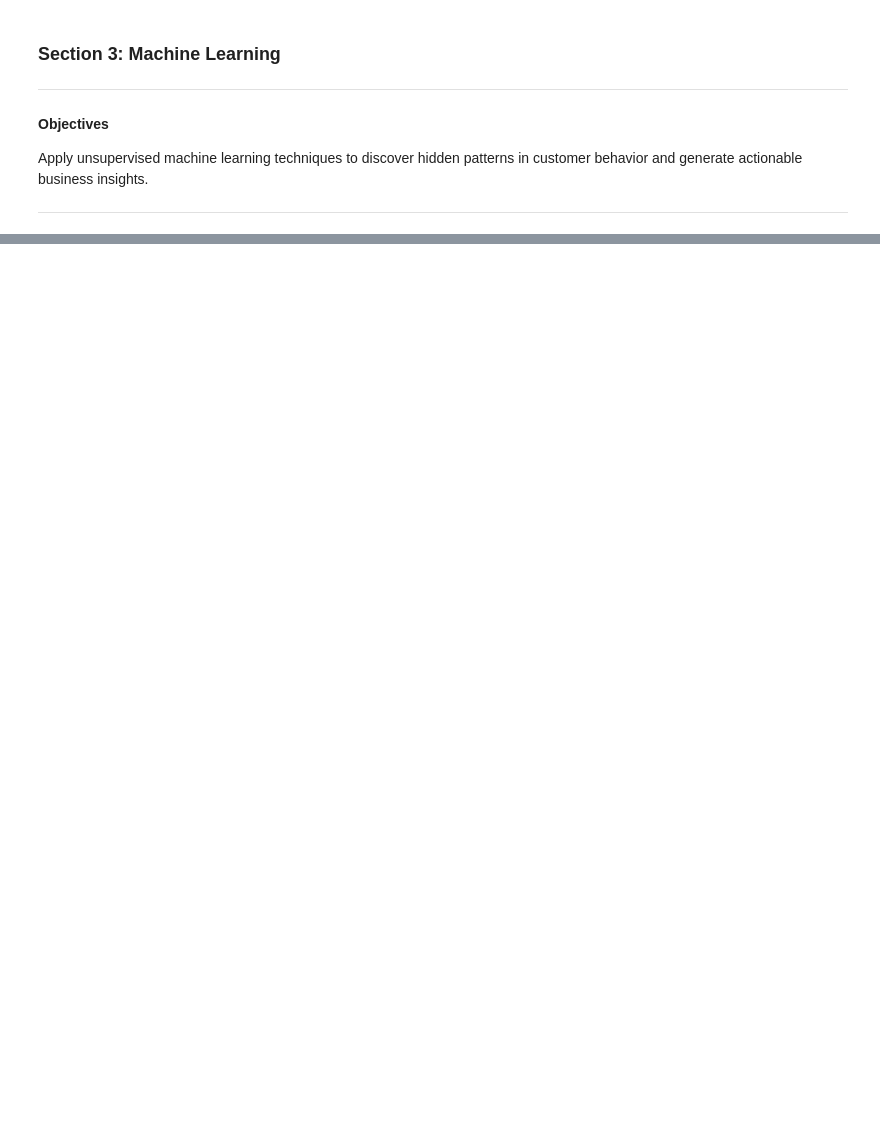
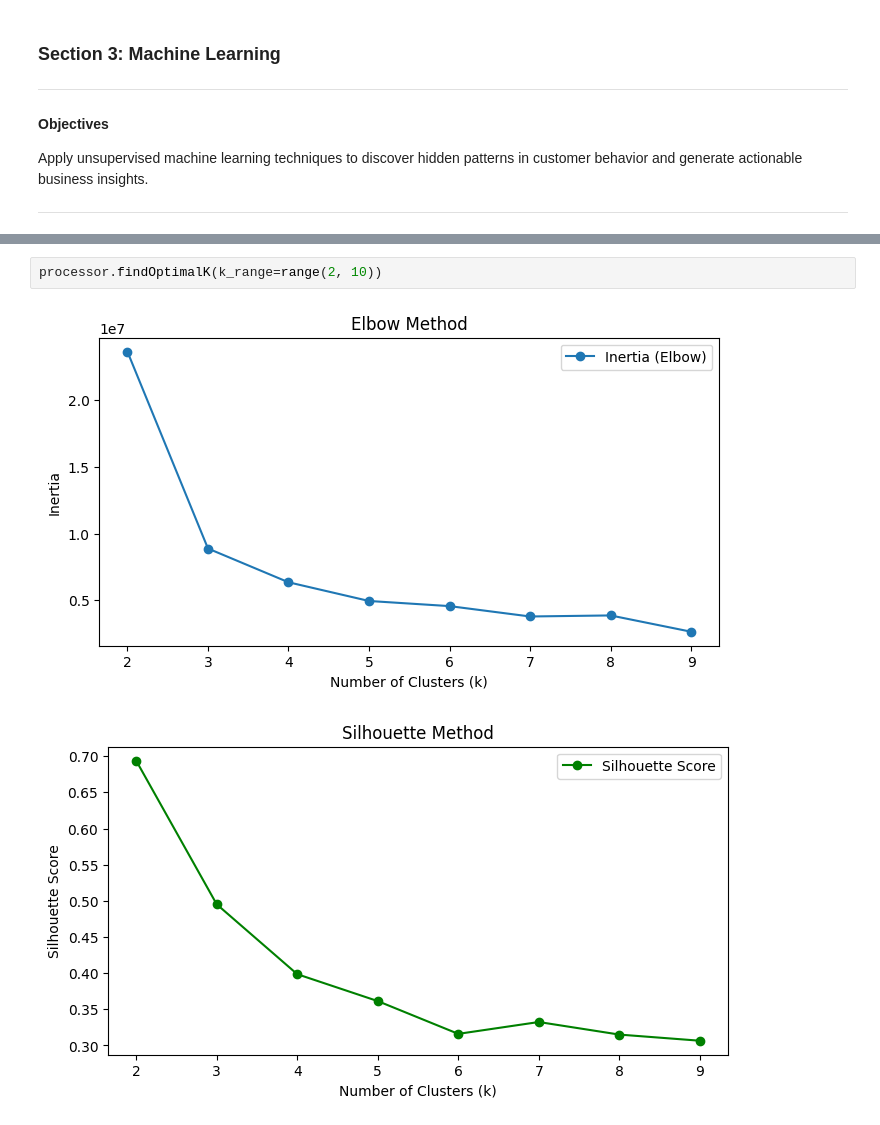
Before and after one commit to Tovix/E-commerceCustomerBehaviorAnalysis, a Jupyter notebook: notebooks/04_machine_learning.ipynb, the cells around one changed output, grey strips where cells are left out. Drawn from its saved outputs; the diff is of its cells as text; blank space fills up the shorter version.

```diff
--- a/notebooks/04_machine_learning.ipynb
+++ b/notebooks/04_machine_learning.ipynb
@@ -181,0 +338,5 @@ KMeans clustering done with 2 clusters.
+# %%
+processor.findOptimalK(k_range=range(2, 10))
+# %% [output]
+[figure, added]
+[figure, added]
```
Also changed, not shown: parts of 10 cells of this notebook, 1 other file.
